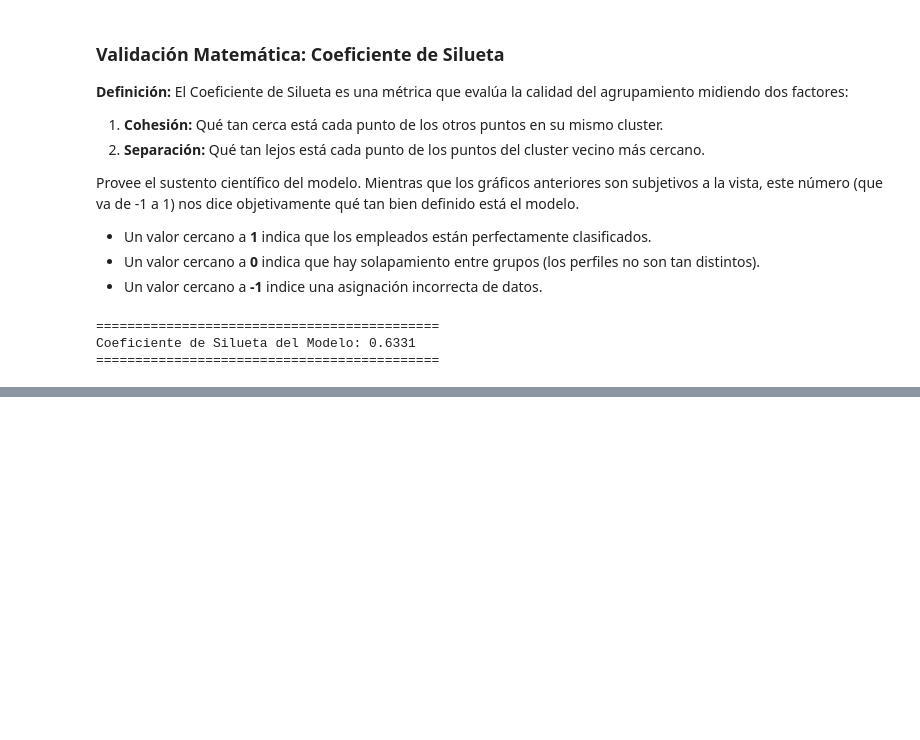
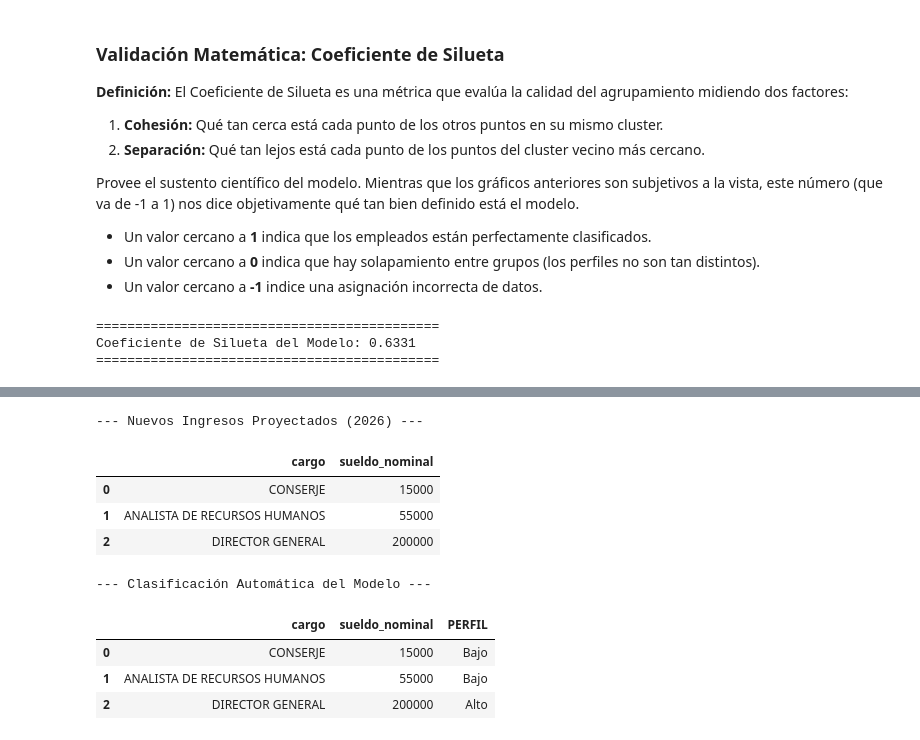
Before and after one commit to TZeik/icc321-2025-final, a Jupyter notebook: modelo_mineria.ipynb, the cells around one changed output, grey strips where cells are left out. Cells and saved outputs as stored; diff of their text form; code cells hidden in the pictures; blank space fills up the shorter version.

Commit message:
Simulation - Added simulation block to data mining model notebook

```diff
--- a/modelo_mineria.ipynb
+++ b/modelo_mineria.ipynb
@@ -301,0 +308,48 @@ Coeficiente de Silueta del Modelo: 0.6331
+# %%
+# SIMULACIÓN: PREDICCIÓN DE PERFILES PARA EL AÑO 2026
+
+nuevos_empleados = pd.DataFrame([
+    {'cargo': 'CONSERJE', 'sueldo_nominal': 15000},
+    {'cargo': 'ANALISTA DE RECURSOS HUMANOS', 'sueldo_nominal': 55000},
+    {'cargo': 'DIRECTOR GENERAL', 'sueldo_nominal': 200000}
+])
+
+print("--- Nuevos Ingresos Proyectados (2026) ---")
+display(nuevos_empleados)
+
+def codificar_cargo_seguro(cargo):
+    try:
+        return le_cargo.transform([cargo])[0]
+    except ValueError:
+        return -1
+
+nuevos_empleados['cargo_code'] = nuevos_empleados['cargo'].apply(codificar_cargo_seguro)
+
+X_nuevo = nuevos_empleados[['sueldo_nominal', 'cargo_code']]
+X_nuevo_scaled = scaler.transform(X_nuevo)
+
+predicciones = kmeans_final.predict(X_nuevo_scaled)
+
+nuevos_empleados['CLUSTER_PREDICHO'] = predicciones
+
+nombres_clusters = {
+    0: 'Bajo',
+    1: 'Medio',
+    2: 'Alto'
+}
+
+nuevos_empleados['PERFIL'] = nuevos_empleados['CLUSTER_PREDICHO'].map(nombres_clusters)
+
+print("\n--- Clasificación Automática del Modelo ---")
+display(nuevos_empleados[['cargo', 'sueldo_nominal', 'PERFIL']])
+# %% [output]
+--- Nuevos Ingresos Proyectados (2026) ---
+|  | cargo | sueldo_nominal |
+| 0 | CONSERJE | 15000 |
+| 1 | ANALISTA DE RECURSOS HUMANOS | 55000 |
+| 2 | DIRECTOR GENERAL | 200000 |
+--- Clasificación Automática del Modelo ---
+|  | cargo | sueldo_nominal | PERFIL |
+| 0 | CONSERJE | 15000 | Bajo |
+| 1 | ANALISTA DE RECURSOS HUMANOS | 55000 | Bajo |
+| 2 | DIRECTOR GENERAL | 200000 | Alto |
```
Also changed, not shown: parts of 1 cell of this notebook.
